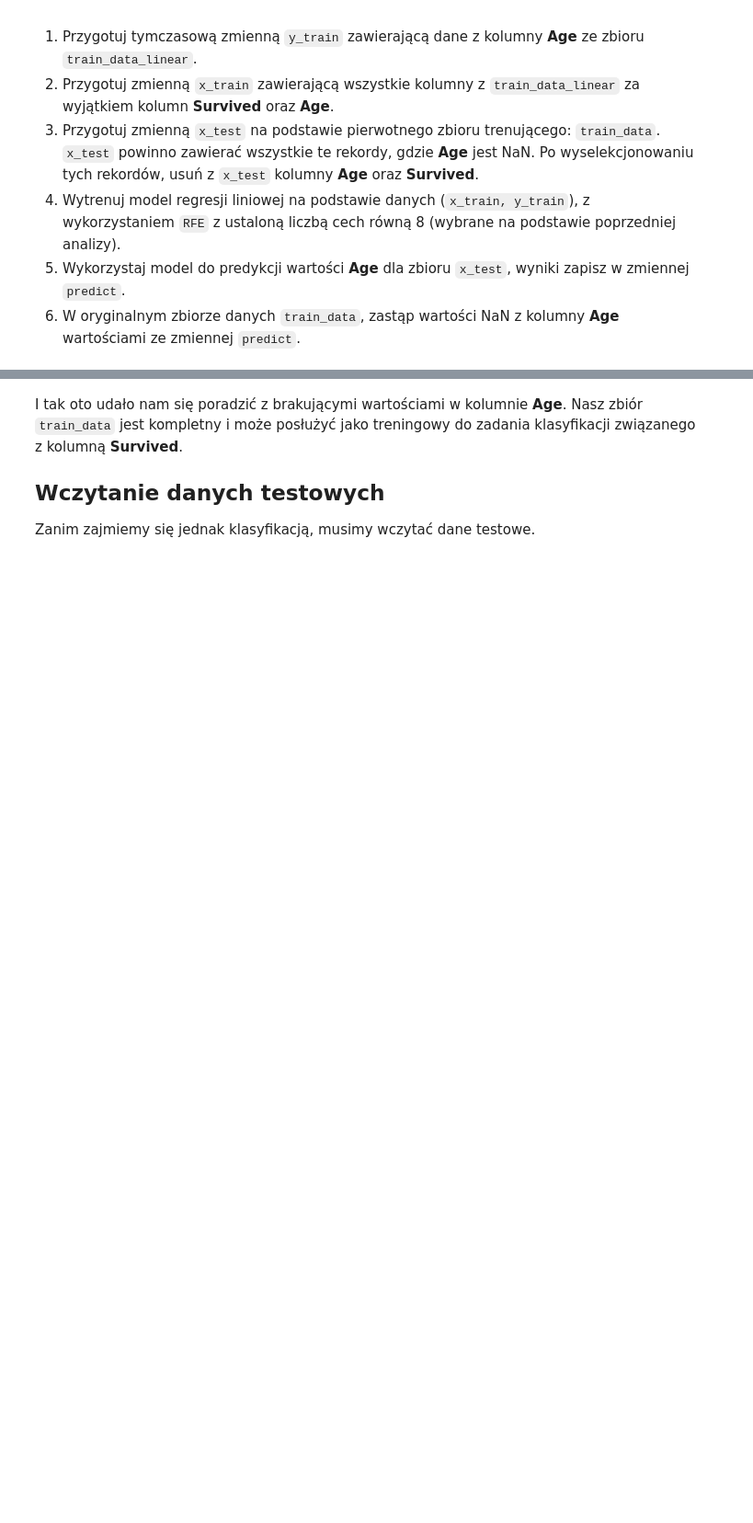
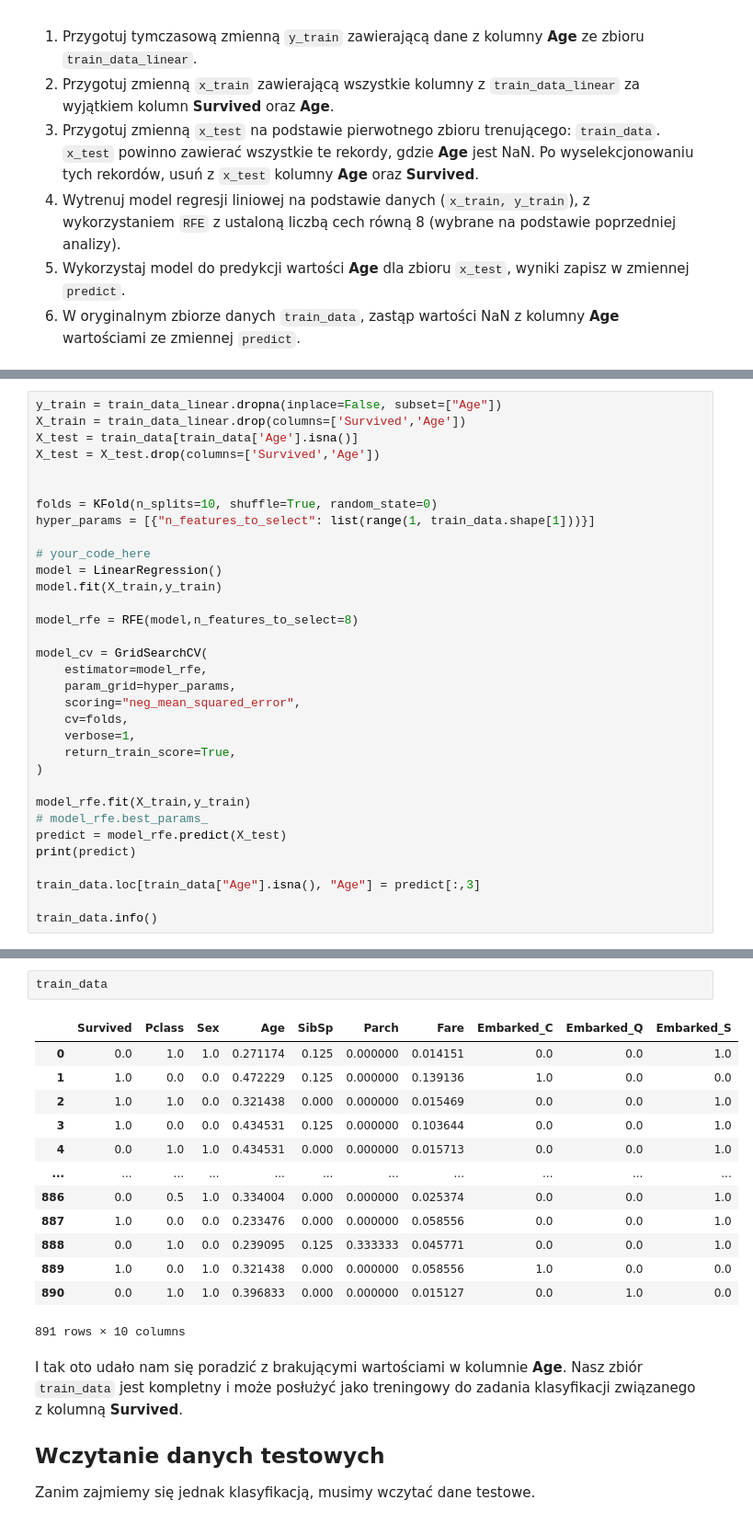
Before and after one commit to jagodek/ai-lab-university-course, a Jupyter notebook: lab1/lab_1_introduction.ipynb, the cells around one changed output, grey strips where cells are left out. Shown at 92% size. Drawn from its saved outputs; the diff is of its cells as text; blank space fills up the shorter version.

```diff
--- a/lab1/lab_1_introduction.ipynb
+++ b/lab1/lab_1_introduction.ipynb
@@ -481,0 +512,33 @@ train_data.info()
+# %%
+y_train = train_data_linear.dropna(inplace=False, subset=["Age"])
+X_train = train_data_linear.drop(columns=['Survived','Age'])
+X_test = train_data[train_data['Age'].isna()]
+X_test = X_test.drop(columns=['Survived','Age'])
+
+
+folds = KFold(n_splits=10, shuffle=True, random_state=0)
+hyper_params = [{"n_features_to_select": list(range(1, train_data.shape[1]))}]
+
+# your_code_here
+model = LinearRegression()
+model.fit(X_train,y_train)
+
+model_rfe = RFE(model,n_features_to_select=8)
+
+model_cv = GridSearchCV(
+    estimator=model_rfe,
+    param_grid=hyper_params,
+    scoring="neg_mean_squared_error",
+    cv=folds,
+    verbose=1,
+    return_train_score=True,
+)
+
+model_rfe.fit(X_train,y_train)
+# model_rfe.best_params_
+predict = model_rfe.predict(X_test)
+print(predict)
+
+train_data.loc[train_data["Age"].isna(), "Age"] = predict[:,3]
+
+train_data.info()
@@ -482,3 +572,19 @@ train_data.info()
+# %%
+train_data
+# %% [output]
+|  | Survived | Pclass | Sex | Age | SibSp | Parch | Fare | Embarked_C | Embarked_Q | Embarked_S |
+| 0 | 0.0 | 1.0 | 1.0 | 0.271174 | 0.125 | 0.000000 | 0.014151 | 0.0 | 0.0 | 1.0 |
+| 1 | 1.0 | 0.0 | 0.0 | 0.472229 | 0.125 | 0.000000 | 0.139136 | 1.0 | 0.0 | 0.0 |
+| 2 | 1.0 | 1.0 | 0.0 | 0.321438 | 0.000 | 0.000000 | 0.015469 | 0.0 | 0.0 | 1.0 |
+| 3 | 1.0 | 0.0 | 0.0 | 0.434531 | 0.125 | 0.000000 | 0.103644 | 0.0 | 0.0 | 1.0 |
+| 4 | 0.0 | 1.0 | 1.0 | 0.434531 | 0.000 | 0.000000 | 0.015713 | 0.0 | 0.0 | 1.0 |
+| ... | ... | ... | ... | ... | ... | ... | ... | ... | ... | ... |
+| 886 | 0.0 | 0.5 | 1.0 | 0.334004 | 0.000 | 0.000000 | 0.025374 | 0.0 | 0.0 | 1.0 |
+| 887 | 1.0 | 0.0 | 0.0 | 0.233476 | 0.000 | 0.000000 | 0.058556 | 0.0 | 0.0 | 1.0 |
+| 888 | 0.0 | 1.0 | 0.0 | 0.239095 | 0.125 | 0.333333 | 0.045771 | 0.0 | 0.0 | 1.0 |
+| 889 | 1.0 | 0.0 | 1.0 | 0.321438 | 0.000 | 0.000000 | 0.058556 | 1.0 | 0.0 | 0.0 |
+| 890 | 0.0 | 1.0 | 1.0 | 0.396833 | 0.000 | 0.000000 | 0.015127 | 0.0 | 1.0 | 0.0 |
+891 rows × 10 columns
 # %% [markdown]
 I tak oto udało nam się poradzić z brakującymi wartościami w kolumnie **Age**. Nasz zbiór `train_data` jest kompletny i może posłużyć jako treningowy do zadania klasyfikacji związanego z kolumną **Survived**.
 
```
Also changed, not shown: parts of 24 cells of this notebook, 1 other file.
